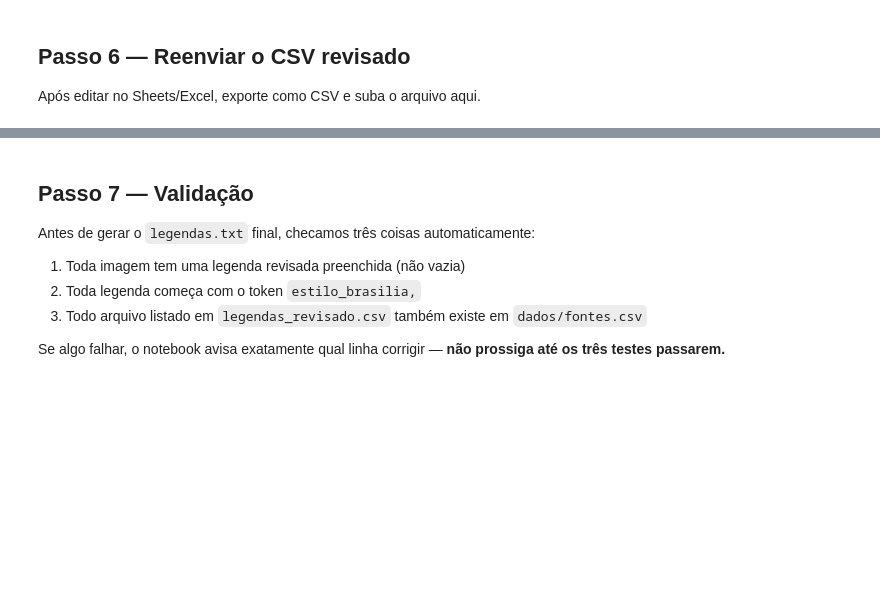
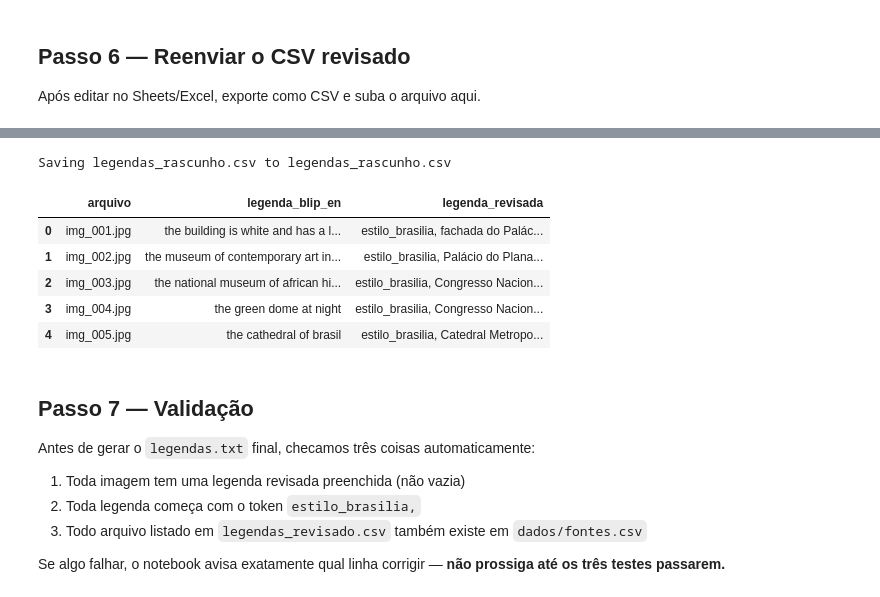
Before and after one commit to lramosc1512/atelie-generativo-LeonidIA, a Jupyter notebook: notebooks/01_dataset.ipynb, the cells around one changed output, grey strips where cells are left out. Drawn from its saved outputs; the diff is of its cells as text; code cells hidden in the pictures; blank space fills up the shorter version.

```diff
--- a/notebooks/01_dataset.ipynb
+++ b/notebooks/01_dataset.ipynb
@@ -84,6 +142,7 @@ Após editar no Sheets/Excel, exporte como CSV e suba o arquivo aqui.
 # %%
 from google.colab import files
-enviado = files.upload()  # selecione o CSV revisado
+enviado = files.upload()
 nome_arquivo_revisado = list(enviado.keys())[0]
-df_revisado = pd.read_csv(nome_arquivo_revisado)
+df_revisado = pd.read_csv(nome_arquivo_revisado, encoding="latin1")
 df_revisado.head()
+# %% [output]
@@ -90,3 +150,10 @@ df_revisado.head()
+Saving legendas_rascunho.csv to legendas_rascunho.csv
+|  | arquivo | legenda_blip_en | legenda_revisada |
+| 0 | img_001.jpg | the building is white and has a l... | estilo_brasilia, fachada do Palác... |
+| 1 | img_002.jpg | the museum of contemporary art in... | estilo_brasilia, Palácio do Plana... |
+| 2 | img_003.jpg | the national museum of african hi... | estilo_brasilia, Congresso Nacion... |
+| 3 | img_004.jpg | the green dome at night | estilo_brasilia, Congresso Nacion... |
+| 4 | img_005.jpg | the cathedral of brasil | estilo_brasilia, Catedral Metropo... |
 # %% [markdown]
 ## Passo 7 — Validação
 
```
Also changed, not shown: parts of 10 cells of this notebook.
